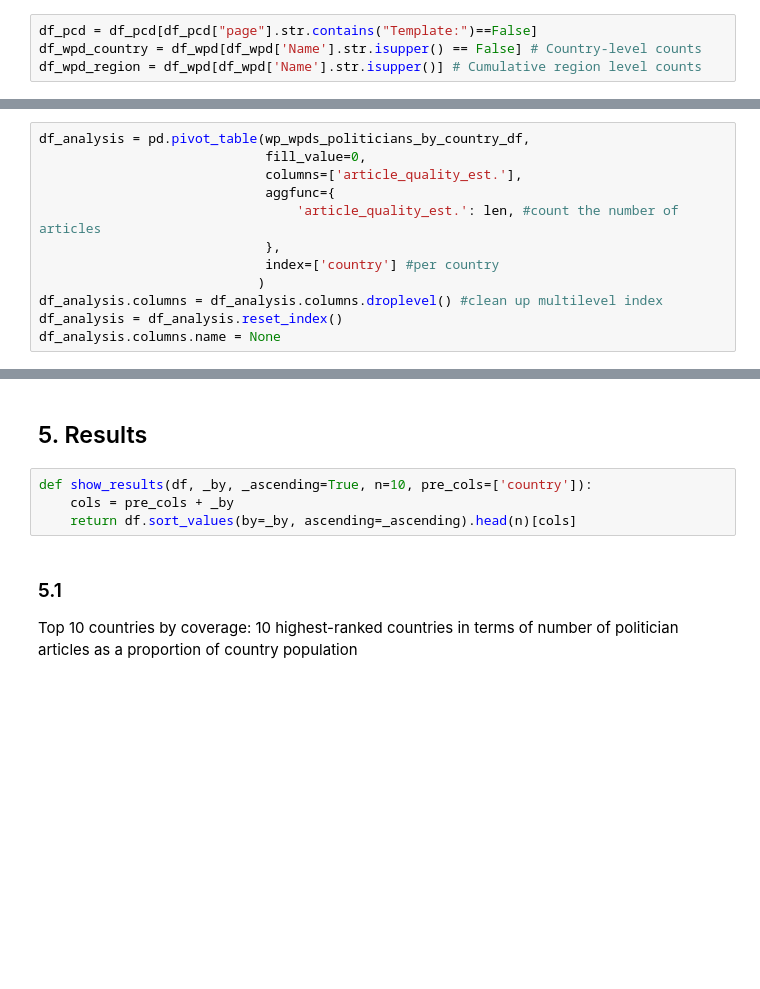
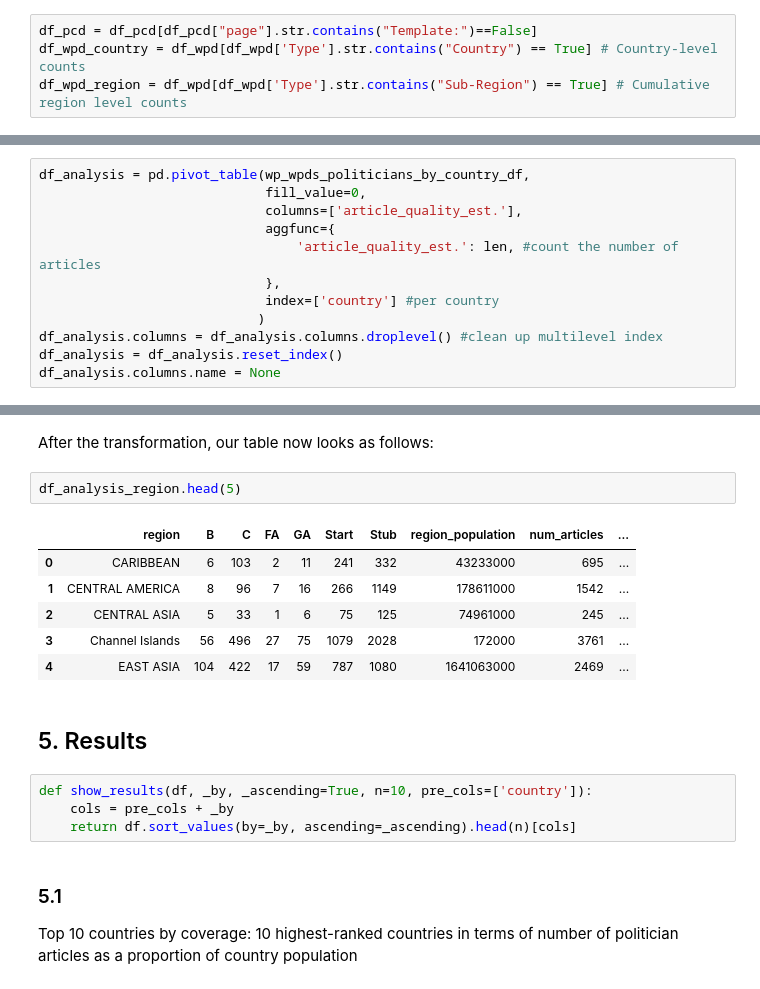
Before and after one commit to sharma-apoorv/data-512-a2, a Jupyter notebook: src/A2_Bias_In_Data.ipynb, the cells around one changed output, grey strips where cells are left out. Saved outputs shown, nothing was run; the diff lists cells and outputs as text; blank space fills up the shorter version.

Commit message:
Included channel islands as a region

```diff
--- a/src/A2_Bias_In_Data.ipynb
+++ b/src/A2_Bias_In_Data.ipynb
@@ -88,8 +88,8 @@ There is some information that is not needed for analysis in each of the files m
     * We remove these from the dataset, but retain a copy of these in a seperate file
 # %%
 df_pcd = df_pcd[df_pcd["page"].str.contains("Template:")==False]
-df_wpd_country = df_wpd[df_wpd['Name'].str.isupper() == False] # Country-level counts
-df_wpd_region = df_wpd[df_wpd['Name'].str.isupper()] # Cumulative region level counts
+df_wpd_country = df_wpd[df_wpd['Type'].str.contains("Country") == True] # Country-level counts
+df_wpd_region = df_wpd[df_wpd['Type'].str.contains("Sub-Region") == True] # Cumulative region level counts
 # %%
 # Ensure that we do not have anything that is all-caps in the `Name` field
 df_wpd_country['Name'].unique()
@@ -398,9 +402,20 @@ len(df_analysis_region)
+# %% [markdown]
+After the transformation, our table now looks as follows:
+# %%
+df_analysis_region.head(5)
+# %% [output]
+|  | region | B | C | FA | GA | Start | Stub | region_population | num_articles | ... |
+| 0 | CARIBBEAN | 6 | 103 | 2 | 11 | 241 | 332 | 43233000 | 695 | ... |
+| 1 | CENTRAL AMERICA | 8 | 96 | 7 | 16 | 266 | 1149 | 178611000 | 1542 | ... |
+| 2 | CENTRAL ASIA | 5 | 33 | 1 | 6 | 75 | 125 | 74961000 | 245 | ... |
+| 3 | Channel Islands | 56 | 496 | 27 | 75 | 1079 | 2028 | 172000 | 3761 | ... |
+| 4 | EAST ASIA | 104 | 422 | 17 | 59 | 787 | 1080 | 1641063000 | 2469 | ... |
 # %% [markdown]
 ## 5. Results
-# %%
-def show_results(df, _by, _ascending=True, n=10, pre_cols=['country']):
-    cols = pre_cols + _by
-    return df.sort_values(by=_by, ascending=_ascending).head(n)[cols]
+# %%
+def show_results(df, _by, _ascending=True, n=10, pre_cols=['country']):
+    cols = pre_cols + _by
+    return df.sort_values(by=_by, ascending=_ascending).head(n)[cols]
 # %% [markdown]
 ### 5.1
 Top 10 countries by coverage: 10 highest-ranked countries in terms of number of politician articles as a proportion of country population
```
Also changed, not shown: parts of 42 cells of this notebook, 4 other files.
